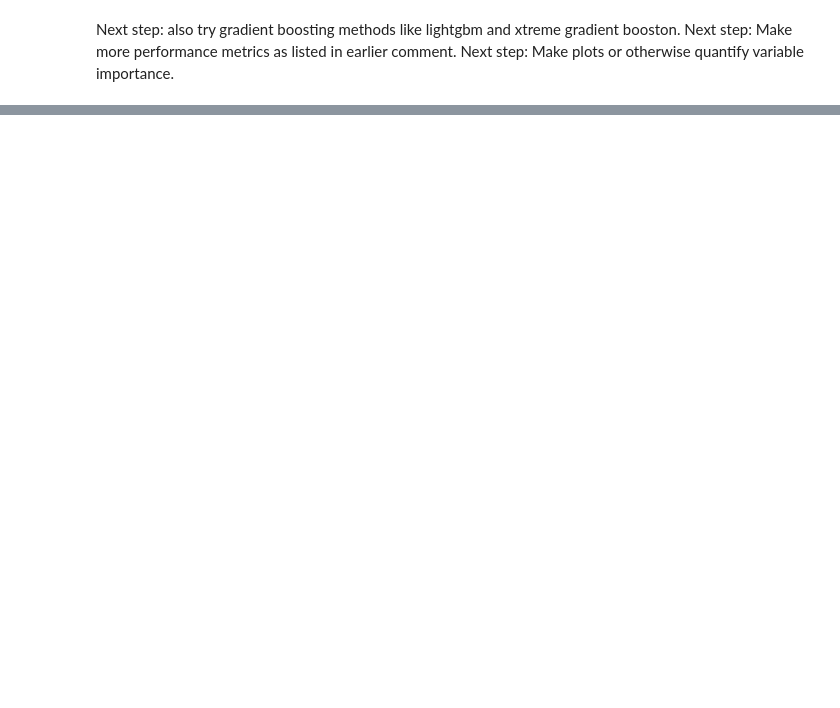
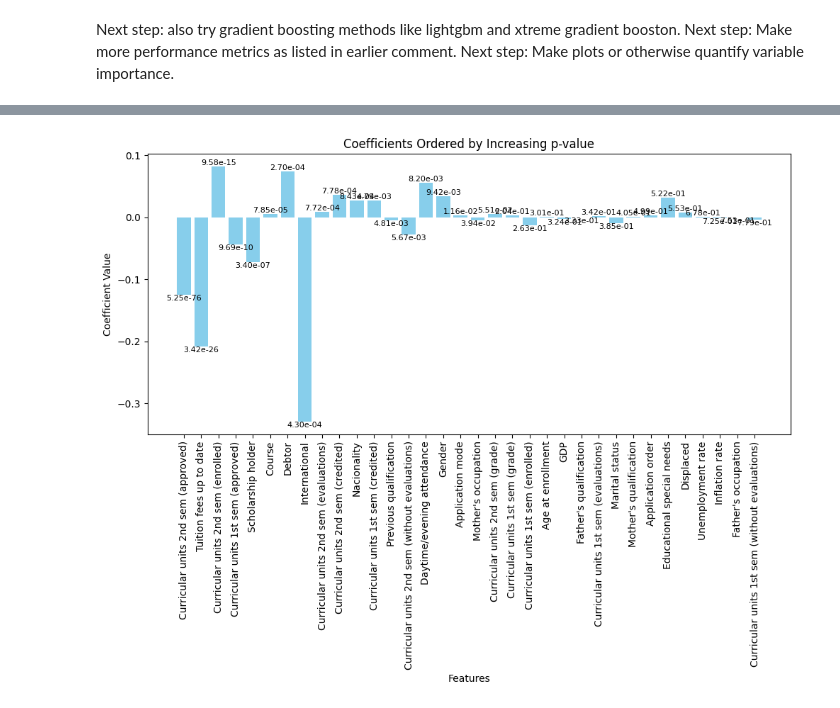
Before and after one commit to TinusAlsos/The-Analyst-Edge-Project, a Jupyter notebook: data_analysis.ipynb, the cells around one changed output, grey strips where cells are left out. Cells and saved outputs as stored; diff of their text form; code cells hidden in the pictures; blank space fills up the shorter version.

```diff
--- a/data_analysis.ipynb
+++ b/data_analysis.ipynb
@@ -243,0 +362,41 @@ Next step: Make plots or otherwise quantify variable importance.
+# %%
+import statsmodels.api as sm
+import matplotlib.pyplot as plt
+
+# Assuming 'X_train' and 'y_train' are your training data and target variable, respectively
+
+# Add a constant to the input features to include the intercept in the model
+X_train_with_const = sm.add_constant(X_train)
+
+# Fit an OLS model
+model = sm.OLS(y_train, X_train_with_const).fit()
+
+# Get the summary of the model to extract coefficients and p-values
+summary = model.summary()
+p_values = model.pvalues
+coefficients = model.params
+
+# Drop the constant term if you wish to exclude it from the plot
+p_values = p_values.drop('const', errors='ignore')
+coefficients = coefficients.drop('const', errors='ignore')
+
+# Create a DataFrame from the coefficients and p-values
+coef_p_val_df = pd.DataFrame({'coef': coefficients, 'p_value': p_values})
+
+# Sort the DataFrame by p-values in ascending order
+sorted_df = coef_p_val_df.sort_values(by='p_value')
+
+# Plotting
+plt.figure(figsize=(10, 8))
+plt.bar(sorted_df.index, sorted_df['coef'], color='skyblue')
+plt.xticks(rotation=90)  # Rotate the x-axis labels for better readability
+plt.xlabel('Features')
+plt.ylabel('Coefficient Value')
+plt.title('Coefficients Ordered by Increasing p-value')
+# Optionally, add the p-values as text labels on the bars
+for i, (pval, yval) in enumerate(zip(sorted_df['p_value'], sorted_df['coef'])):
+    plt.text(i, yval, f"{pval:.2e}", ha='center', va='bottom' if yval > 0 else 'top', fontsize=8)
+plt.tight_layout()  # Adjust layout to make room for the rotated x-axis labels
+plt.show()
+# %% [output]
+[figure, added]
```
Also changed, not shown: parts of 5 cells of this notebook, 1 other file.
